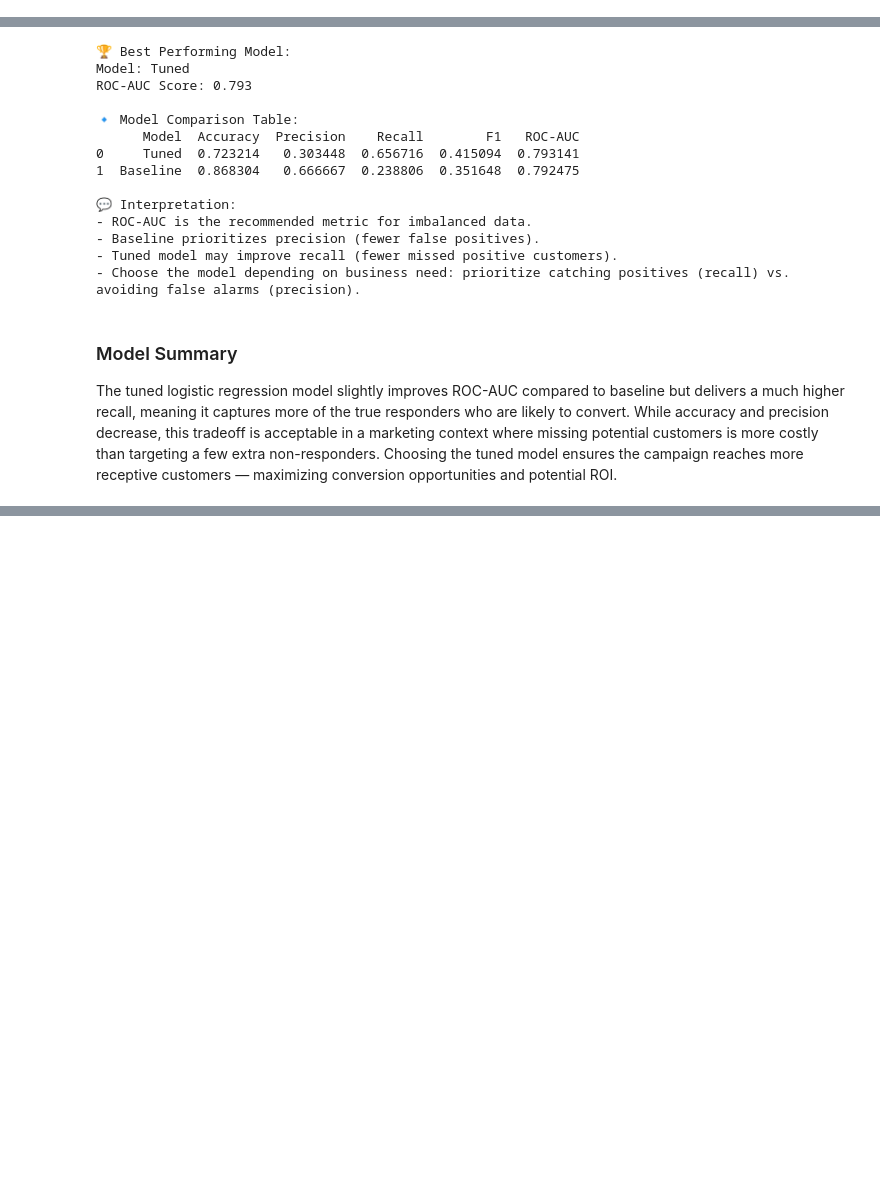
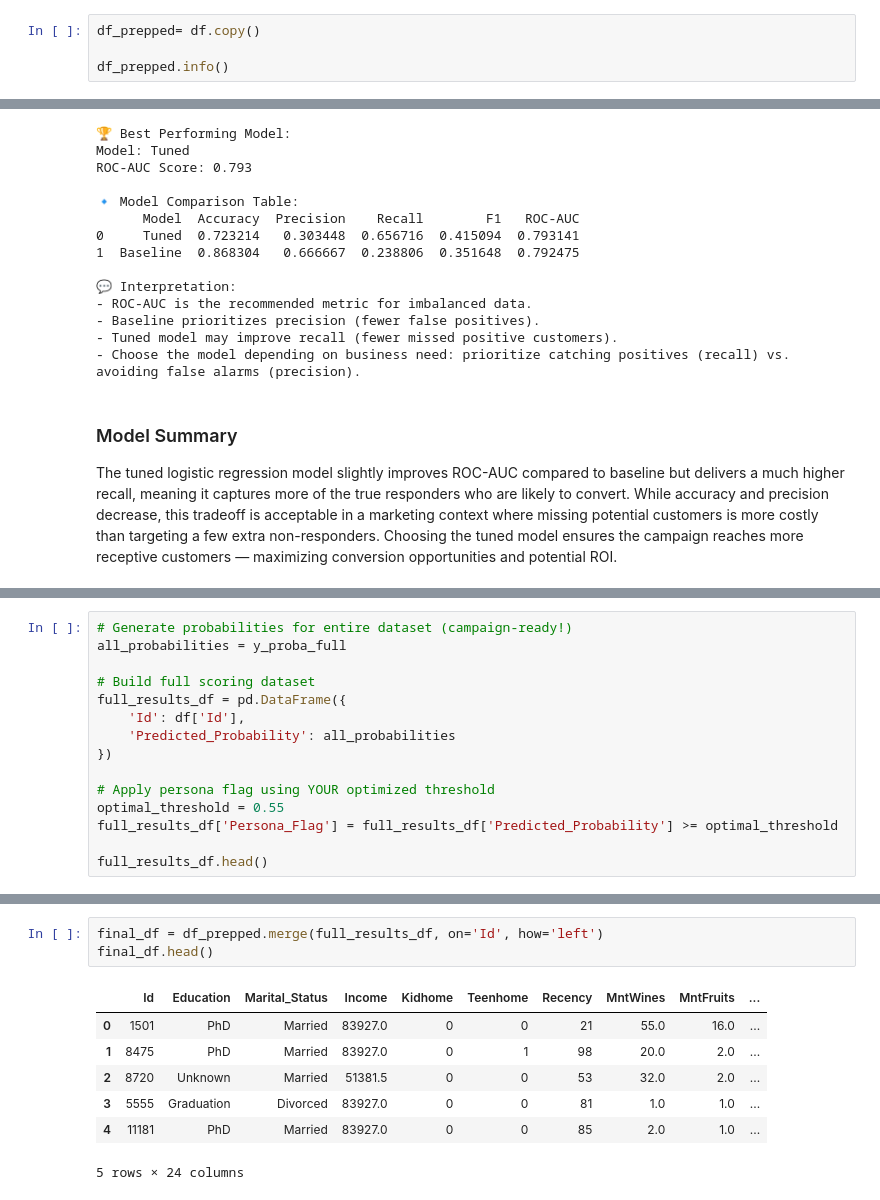
Before and after one commit to Analyst-KatieD/kaggle-superstore-marketing, a Jupyter notebook: Kaggle_Superstore_Marketing_Campaign.ipynb, the cells around one changed output, grey strips where cells are left out. Drawn from its saved outputs; the diff is of its cells as text; blank space fills up the shorter version.

Commit message:
project finalized

```diff
--- a/Kaggle_Superstore_Marketing_Campaign.ipynb
+++ b/Kaggle_Superstore_Marketing_Campaign.ipynb
@@ -630,0 +633,4 @@ memory usage: 354.9+ KB
+# %%
+df_prepped= df.copy()
+
+df_prepped.info()
@@ -1627,0 +1444,15 @@ The highest-scoring customers within this persona represent the top conversion o
+# %%
+# Generate probabilities for entire dataset (campaign-ready!)
+all_probabilities = y_proba_full
+
+# Build full scoring dataset
+full_results_df = pd.DataFrame({
+    'Id': df['Id'],
+    'Predicted_Probability': all_probabilities
+})
+
+# Apply persona flag using YOUR optimized threshold
+optimal_threshold = 0.55
+full_results_df['Persona_Flag'] = full_results_df['Predicted_Probability'] >= optimal_threshold
+
+full_results_df.head()
@@ -1627,0 +1466,11 @@ The highest-scoring customers within this persona represent the top conversion o
+# %%
+final_df = df_prepped.merge(full_results_df, on='Id', how='left')
+final_df.head()
+# %% [output]
+|  | Id | Education | Marital_Status | Income | Kidhome | Teenhome | Recency | MntWines | MntFruits | ... |
+| 0 | 1501 | PhD | Married | 83927.0 | 0 | 0 | 21 | 55.0 | 16.0 | ... |
+| 1 | 8475 | PhD | Married | 83927.0 | 0 | 1 | 98 | 20.0 | 2.0 | ... |
+| 2 | 8720 | Unknown | Married | 51381.5 | 0 | 0 | 53 | 32.0 | 2.0 | ... |
+| 3 | 5555 | Graduation | Divorced | 83927.0 | 0 | 0 | 81 | 1.0 | 1.0 | ... |
+| 4 | 11181 | PhD | Married | 83927.0 | 0 | 0 | 85 | 2.0 | 1.0 | ... |
+5 rows × 24 columns
```
Also changed, not shown: parts of 51 cells of this notebook.
